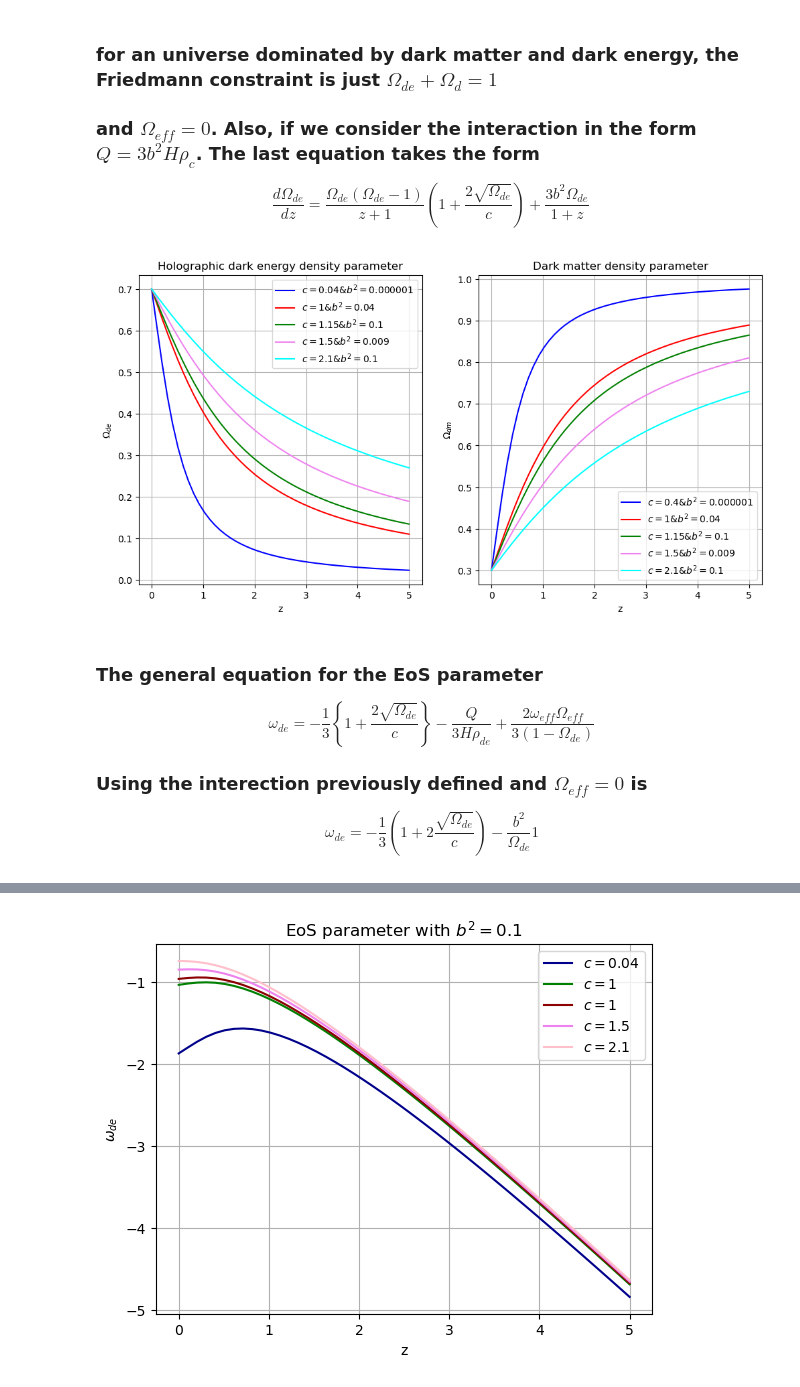
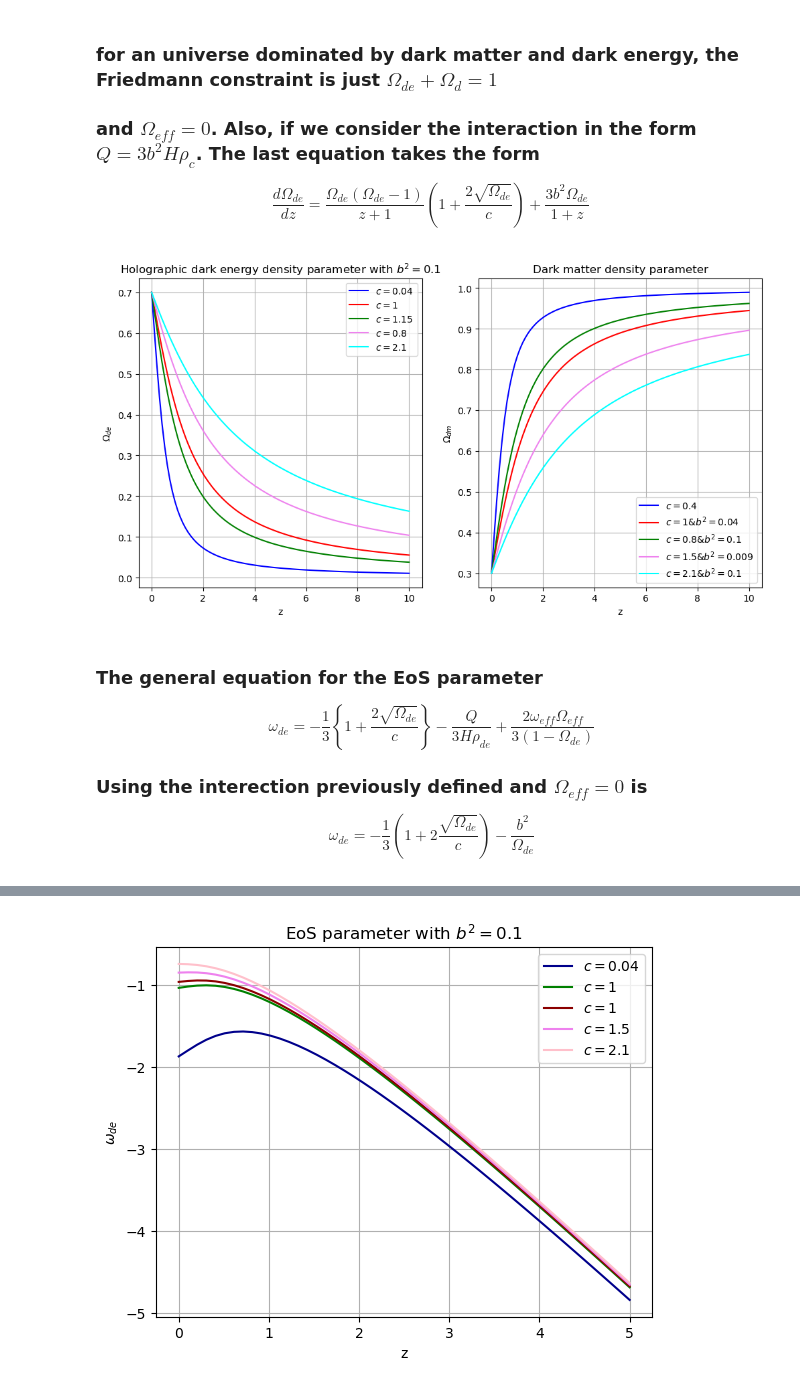
Before and after one commit to xlxnsxzpxtx/HolographicDE, a Jupyter notebook: hde_solutions_z.ipynb, the cells around one changed output, grey strips where cells are left out. Drawn from its saved outputs; the diff is of its cells as text; code cells hidden in the pictures.

```diff
--- a/hde_solutions_z.ipynb
+++ b/hde_solutions_z.ipynb
@@ -19,7 +191,7 @@ $$
 $$
 # %%
 # Different values for c
-c = [0.4,1.0, 1.15, 1.5, 2.1]
+c = [0.4,1.0, 0.8, 1.5, 2.1]
 b2 =  0.1 # this is b^2
 
 '''
@@ -43,7 +215,7 @@ def modelz_2(y,z):
 
 def modelz_3 (y,z):
 
-    dydz = (y*(y-1)/(z+1))*((2*(np.sqrt(y)))/c[2] + 1) + (3*y*b2)/(z+1) # using c = 1.15
+    dydz = (y*(y-1)/(z+1))*((2*(np.sqrt(y)))/c[2] + 1) + (3*y*b2)/(z+1) # using c = 0.8
 
     return dydz
 
@@ -62,12 +234,14 @@ def modelz_5 (y,z):
 # Define the initial condition
 y0 = 0.7
 # Define the redshift interval
-z = np.linspace(0,5)
+z = np.linspace(0,10,100)
 
 
 # the solutions for each equation
 solutions = [odeint(modelz_1,y0,z) ,odeint(modelz_2,y0,z),odeint(modelz_3,y0,z),odeint(modelz_4,y0,z),odeint(modelz_5,y0,z)]
 
+
+Ol_ihde = solutions[2]
 # Using the Friedmann condition to calculate the dark matter evolution
 
 O_dm = [1-solutions[0],1-solutions[1],1-solutions[2],1-solutions[3],1-solutions[4]]
@@ -75,36 +249,36 @@ O_dm = [1-solutions[0],1-solutions[1],1-solutions[2],1-solutions[3],1-solutions[
 '''
 The plots for the solutions are the following
 '''
 
 # dark energy parameter density
 plt.figure(figsize=(12,6))
 plt.subplot(1, 2, 1)
 plt.plot(z,solutions[0],color='blue',label='$c=0.04$')
 plt.plot(z,solutions[1],color='red',label='$c=1$')
 plt.plot(z,solutions[2],color='green',label='$c=1.15$')
-plt.plot(z,solutions[3],color='violet',label='$c=1.5$')
+plt.plot(z,solutions[3],color='violet',label='$c=0.8$')
 plt.plot(z,solutions[4],color='cyan',label='$c=2.1$')
 plt.xlabel('z')
 plt.legend()
 plt.title('Holographic dark energy density parameter with $b^2 = 0.1$')
 plt.ylabel('$\Omega_{de}$')
 plt.grid()
 
 
 #dark matter paramter density
 plt.subplot(1, 2, 2)
 plt.plot(z,O_dm[0],color='blue',label='$c=0.4$')
 plt.plot(z,O_dm[1],color='red',label='$c=1 & b^2 =0.04$')
-plt.plot(z,O_dm[2],color='green',label='$c=1.15 & b^2 =0.1$')
+plt.plot(z,O_dm[2],color='green',label='$c=0.8 & b^2 =0.1$')
 plt.plot(z,O_dm[3],color='violet',label='$c=1.5 & b^2 =0.009$')
 plt.plot(z,O_dm[4],color='cyan',label='$c=2.1 & b^2 =0.1$')
 plt.xlabel('z')
 plt.legend()
 plt.title('Dark matter density parameter')
 plt.ylabel('$\Omega_{dm}$')
 plt.grid()
 # %% [output]
-[figure, old version]
+[figure, new version]
 # %% [markdown]
 ###  The general equation for the EoS parameter
 $$
@@ -114,7 +288,7 @@ $$
 
 ### Using the interection previously defined and $\Omega_{eff} = 0$ is
 $$
-\omega_{de}= -\frac{1}{3}\left( 1 + 2\frac{\sqrt{\Omega_{de}}}{c}\right) - \frac{b^2}{\Omega_{de}}1
+\omega_{de}= -\frac{1}{3}\left( 1 + 2\frac{\sqrt{\Omega_{de}}}{c}\right) - \frac{b^2}{\Omega_{de}}
 $$
 # %%
 
```
Also changed, not shown: parts of 13 cells of this notebook.
